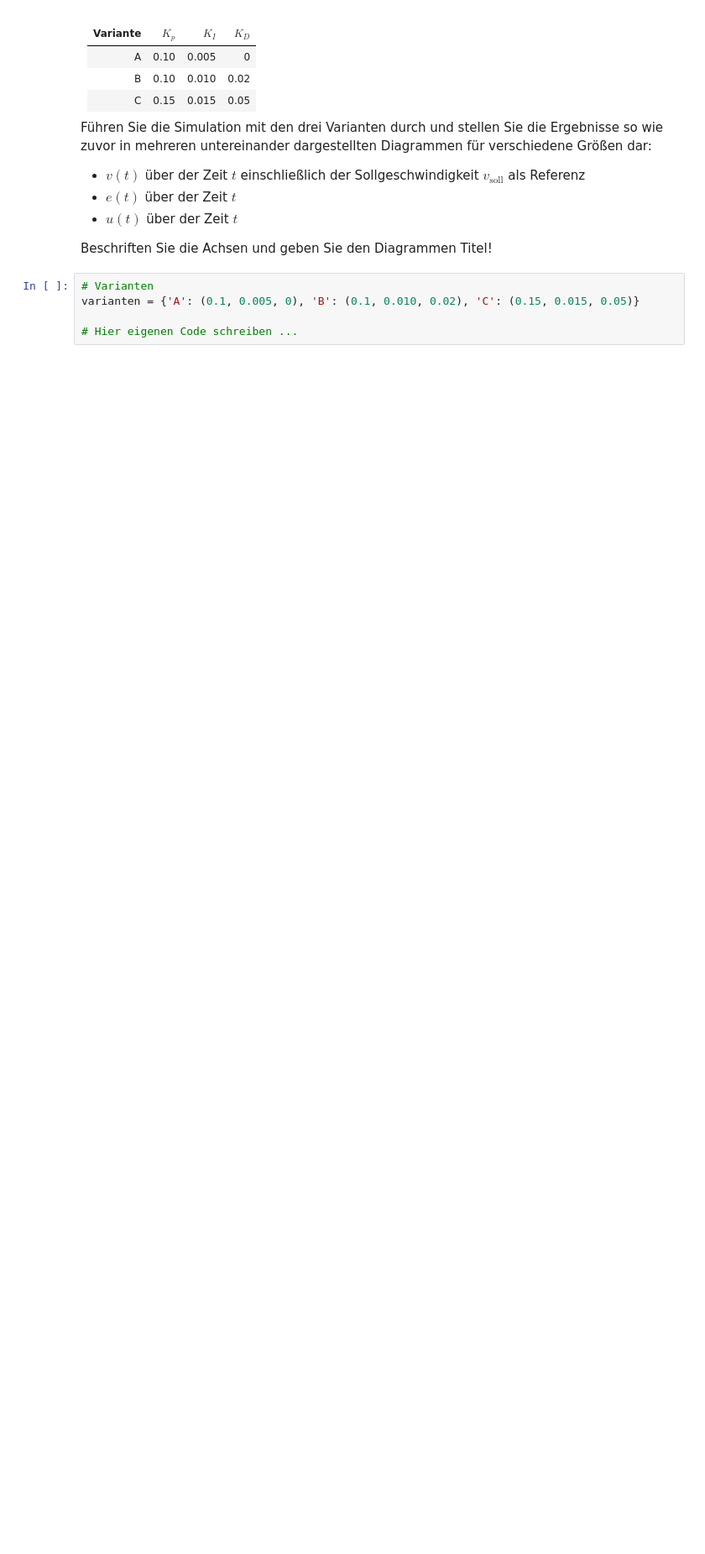
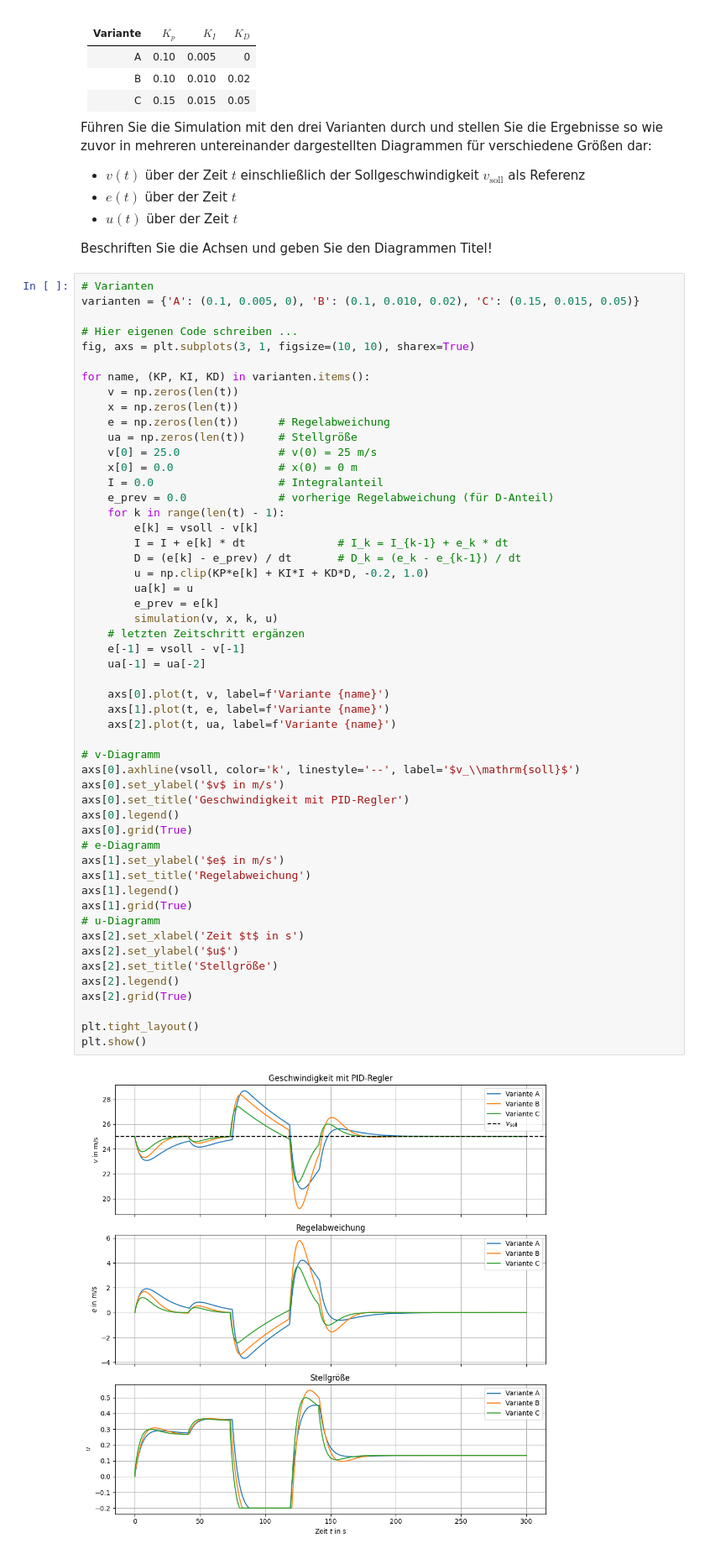
Before and after one commit to fieteschmelzer/PythonFuerIngenieure, a Jupyter notebook: PA/PA3_tempomat.ipynb, the cells around one changed output. Shown at 84% size. Drawn from its saved outputs; the diff is of its cells as text; blank space fills up the shorter version.

```diff
--- a/PA/PA3_tempomat.ipynb
+++ b/PA/PA3_tempomat.ipynb
@@ -250,8 +328,57 @@ Beschriften Sie die Achsen und geben Sie den Diagrammen Titel!
 # %%
 # Varianten
 varianten = {'A': (0.1, 0.005, 0), 'B': (0.1, 0.010, 0.02), 'C': (0.15, 0.015, 0.05)}
 
 # Hier eigenen Code schreiben ...
+fig, axs = plt.subplots(3, 1, figsize=(10, 10), sharex=True)
+
+for name, (KP, KI, KD) in varianten.items():
+    v = np.zeros(len(t))
+    x = np.zeros(len(t))
+    e = np.zeros(len(t))      # Regelabweichung
+    ua = np.zeros(len(t))     # Stellgröße
+    v[0] = 25.0               # v(0) = 25 m/s
+    x[0] = 0.0                # x(0) = 0 m
+    I = 0.0                   # Integralanteil
+    e_prev = 0.0              # vorherige Regelabweichung (für D-Anteil)
+    for k in range(len(t) - 1):
+        e[k] = vsoll - v[k]
+        I = I + e[k] * dt              # I_k = I_{k-1} + e_k * dt
+        D = (e[k] - e_prev) / dt       # D_k = (e_k - e_{k-1}) / dt
+        u = np.clip(KP*e[k] + KI*I + KD*D, -0.2, 1.0)
+        ua[k] = u
+        e_prev = e[k]
+        simulation(v, x, k, u)
+    # letzten Zeitschritt ergänzen
+    e[-1] = vsoll - v[-1]
+    ua[-1] = ua[-2]
+
+    axs[0].plot(t, v, label=f'Variante {name}')
+    axs[1].plot(t, e, label=f'Variante {name}')
+    axs[2].plot(t, ua, label=f'Variante {name}')
+
+# v-Diagramm
+axs[0].axhline(vsoll, color='k', linestyle='--', label='$v_\\mathrm{soll}$')
+axs[0].set_ylabel('$v$ in m/s')
+axs[0].set_title('Geschwindigkeit mit PID-Regler')
+axs[0].legend()
+axs[0].grid(True)
+# e-Diagramm
+axs[1].set_ylabel('$e$ in m/s')
+axs[1].set_title('Regelabweichung')
+axs[1].legend()
+axs[1].grid(True)
+# u-Diagramm
+axs[2].set_xlabel('Zeit $t$ in s')
+axs[2].set_ylabel('$u$')
+axs[2].set_title('Stellgröße')
+axs[2].legend()
+axs[2].grid(True)
+
+plt.tight_layout()
+plt.show()
+# %% [output]
+[figure, added]
 # %% [markdown]
 Mit dem Modell lassen sich nun weitere Fragen beantworten:
 
```
Also changed, not shown: parts of 3 cells of this notebook.
